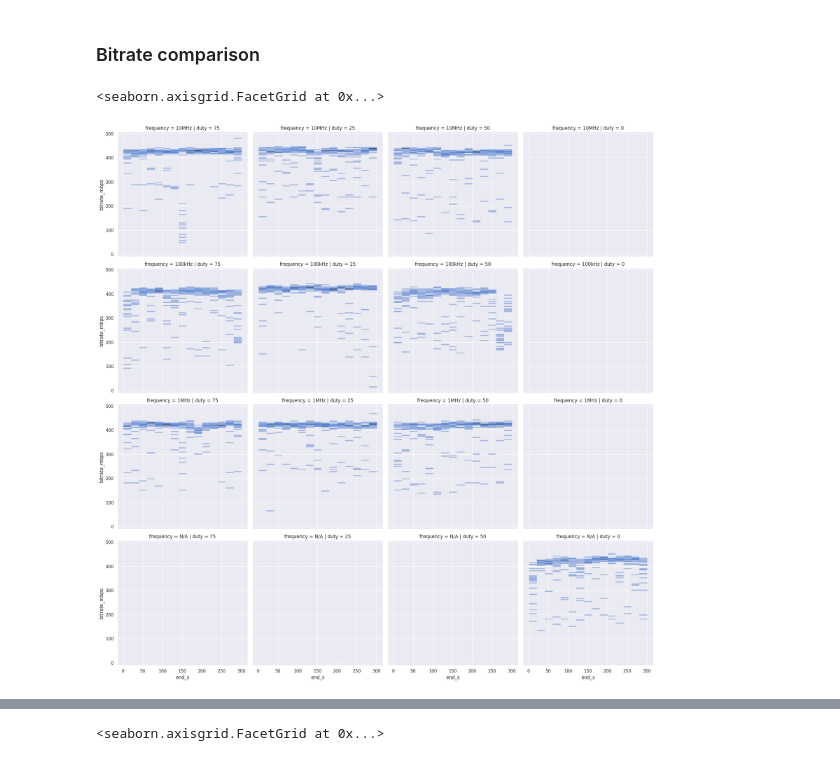
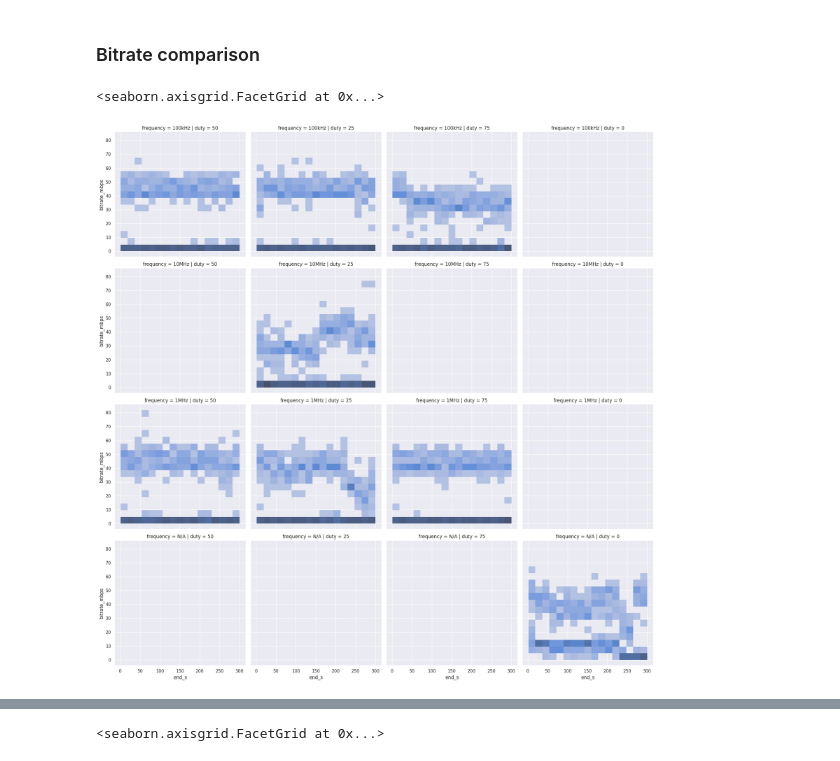
Before and after one commit to jehuddleston/en601616finalproject, a Jupyter notebook: scripts/compare.ipynb, the cells around one changed output, grey strips where cells are left out. Drawn from its saved outputs; the diff is of its cells as text; code cells hidden in the pictures.

```diff
--- a/scripts/compare.ipynb
+++ b/scripts/compare.ipynb
@@ -232,7 +252,7 @@ import os
 intervals = []
 finals = []
 
-datadir = "../data/20260430"
+datadir = "../data/20260505"
 
 ctr = 0
 for fname in os.listdir(datadir):
@@ -266,0 +279,16 @@ window_intervals = intervals[intervals['location'] == 'window']
+# %%
+rx_finals = finals[finals['location'] == 'rx']
+mid_finals = finals[finals['location'] == 'mid']
+tx_finals = finals[finals['location'] == 'tx']
+
+rx_intervals = intervals[intervals['location'] == 'rx']
+rx_intervals_sender = rx_intervals[rx_intervals['role'] == 'sender']
+rx_intervals_reciever = rx_intervals[rx_intervals['role'] == 'receiver']
+
+mid_intervals = intervals[intervals['location'] == 'mid']
+mid_intervals_sender = mid_intervals[mid_intervals['role'] == 'sender']
+mid_intervals_reciever = mid_intervals[mid_intervals['role'] == 'receiver']
+
+tx_intervals = intervals[intervals['location'] == 'tx']
+tx_intervals_sender = tx_intervals[tx_intervals['role'] == 'sender']
+tx_intervals_reciever = tx_intervals[tx_intervals['role'] == 'receiver']
@@ -273,7 +317,7 @@ sns.set_theme(style="darkgrid")
 # %% [markdown]
 ### Bitrate comparison
 # %%
-sns.displot(close_intervals, x='end_s',y='bitrate_mbps',row='frequency',col='duty')
+sns.displot(rx_intervals, x='end_s',y='bitrate_mbps',row='frequency',col='duty')
 # %% [output]
 <seaborn.axisgrid.FacetGrid at 0x...>
-[figure, old version]
+[figure, new version]
```
Also changed, not shown: parts of 9 cells of this notebook.
